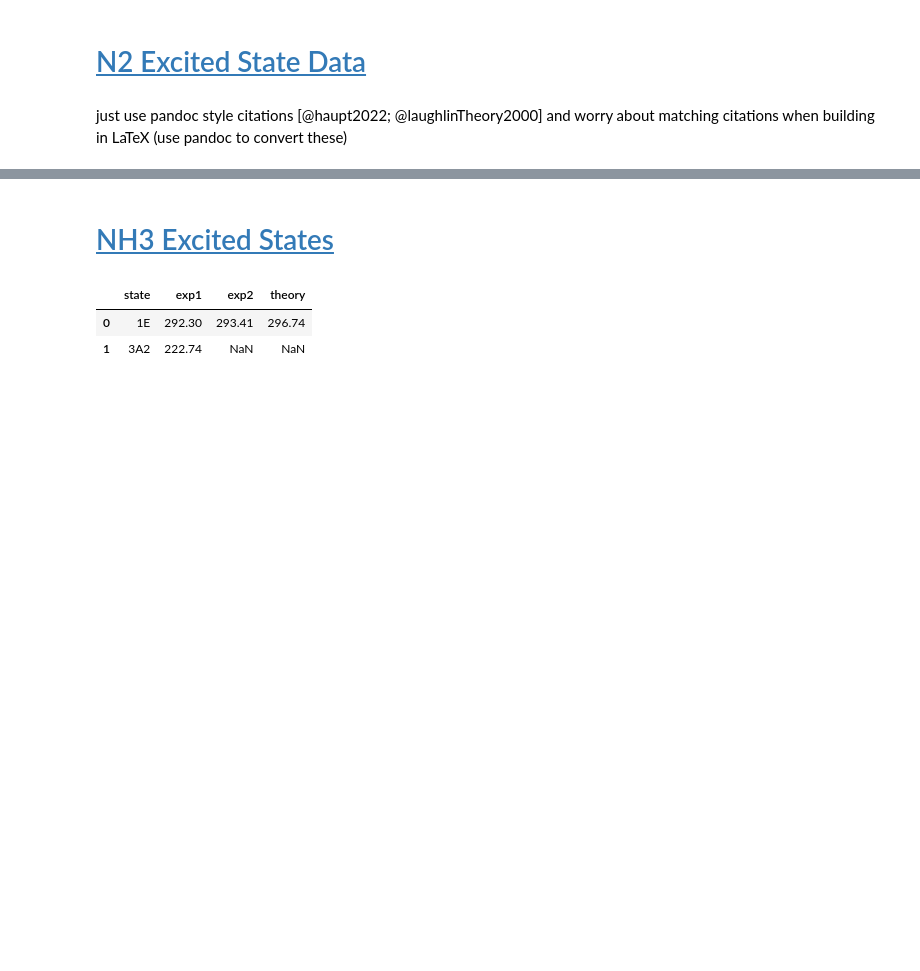
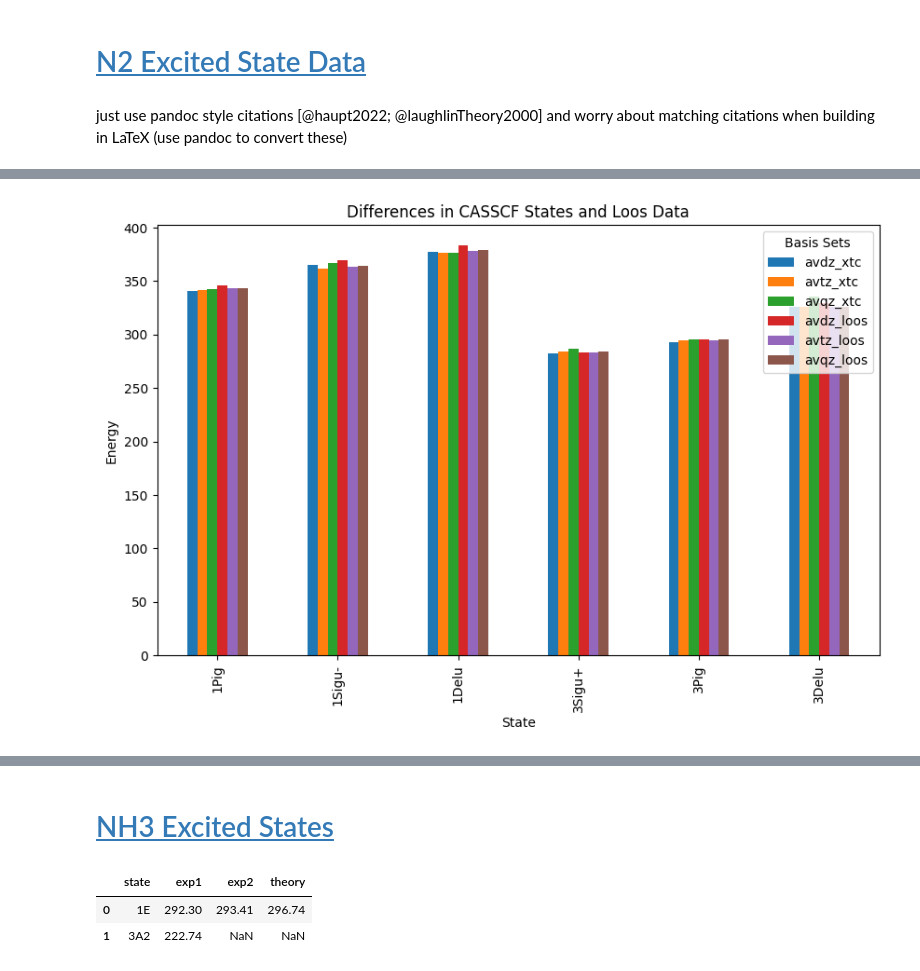
Before and after one commit to jphaupt/phdthesis_haupt, a Jupyter notebook: figures/binding/exc_calcs.ipynb, the cells around one changed output, grey strips where cells are left out. Saved outputs shown, nothing was run; the diff lists cells and outputs as text; code cells hidden in the pictures; blank space fills up the shorter version.

Commit message:
add universal binding curves

```diff
--- a/figures/binding/exc_calcs.ipynb
+++ b/figures/binding/exc_calcs.ipynb
@@ -107,15 +107,19 @@ df_exp["theory"] *= 37
 # %%
 # seem to struggle with singlets but not triplets
 print("N2 Loos")
-display_csv("N2_loos.csv")
+# display_csv("N2_loos.csv")
+df_loos = pd.read_csv("N2_loos.csv", comment='#', skipinitialspace=True)
+df_loos = df_loos.map(lambda x: x.strip() if isinstance(x, str) else x) # strip data
+df_loos.rename(columns=lambda x: x.strip(), inplace=True) # strip headers too
+display_formatted(df_loos)
+
+print("N2 Exp")
+display_formatted(df_exp)
 
 print("N2 CASSCF")
 display_formatted(dfdiff_casscf)
 
 print("N2 CASCI")
 display_formatted(dfdiff_casci)
-
-print("N2 Exp")
-display_formatted(df_exp)
 # %% [output]
 N2 Loos
@@ -154,3 +157,29 @@ N2 Exp
 # %%
 dfdiff_casscf.to_latex("N2_casscf_diff.tex", index=False)
 dfdiff_casci.to_latex("N2_casci_diff.tex", index=False)
+# %%
+import matplotlib.pyplot as plt
+from uncertainties import unumpy
+
+# Extract nominal values from dfdiff_casscf
+dfdiff_casscf_nominal = dfdiff_casscf.copy()
+for col in dfdiff_casscf.columns[1:]:
+    dfdiff_casscf_nominal[col] = unumpy.nominal_values(dfdiff_casscf[col])
+
+# Extract nominal values from df_loos
+df_loos_nominal = df_loos.copy()
+for col in df_loos.columns[1:]:
+    df_loos_nominal[col] = unumpy.nominal_values(df_loos[col])
+
+# Combine the dataframes for plotting
+combined_df = dfdiff_casscf_nominal.set_index('state').join(df_loos_nominal.set_index('state'), lsuffix='_xtc', rsuffix='_loos')
+
+# Plot the nominal values
+combined_df.plot(kind='bar', figsize=(10, 6))
+plt.xlabel('State')
+plt.ylabel('Energy')
+plt.title('Differences in CASSCF States and Loos Data')
+plt.legend(title='Basis Sets')
+plt.show()
+# %% [output]
+[figure, added]
```
Also changed, not shown: parts of 5 cells of this notebook, 36 other files.
